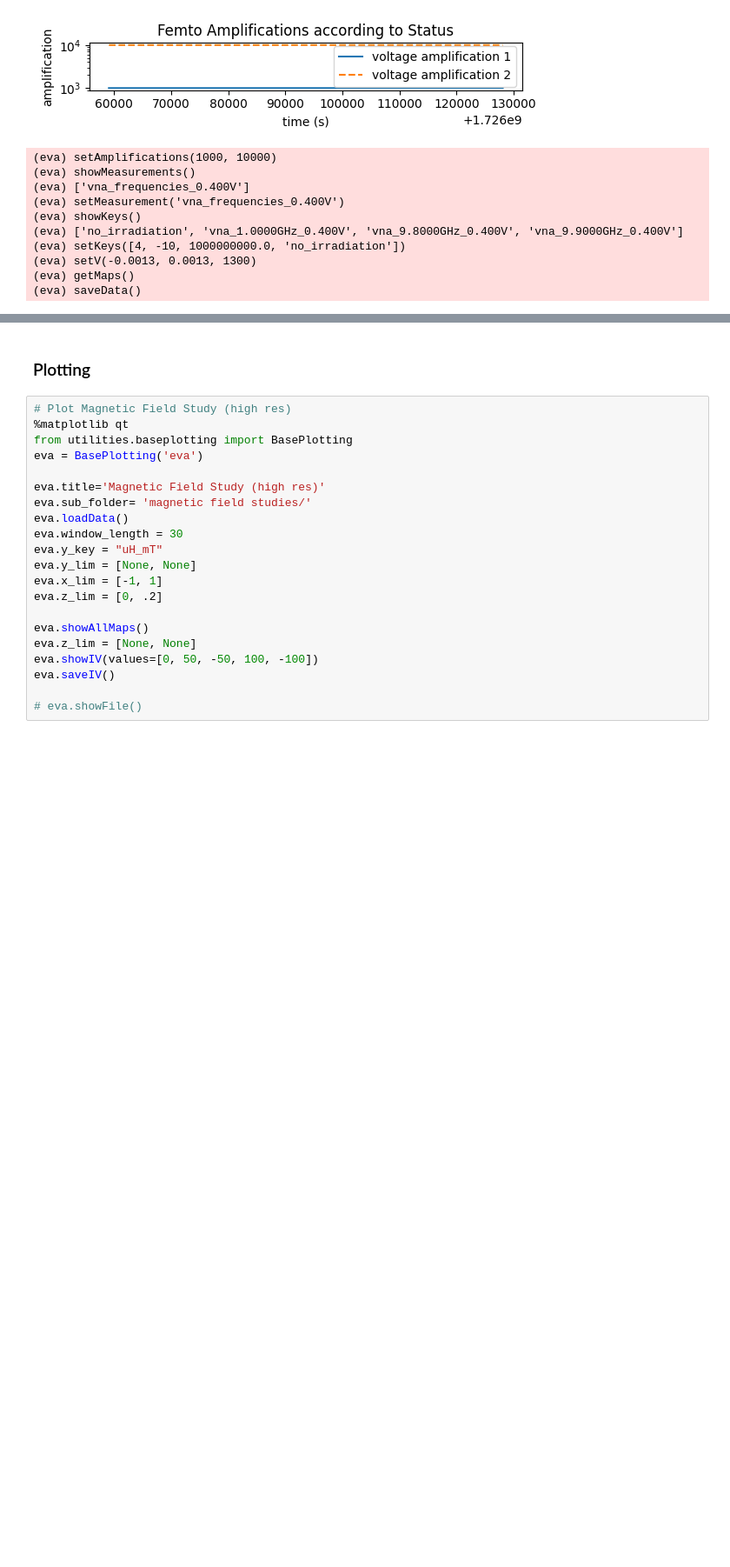
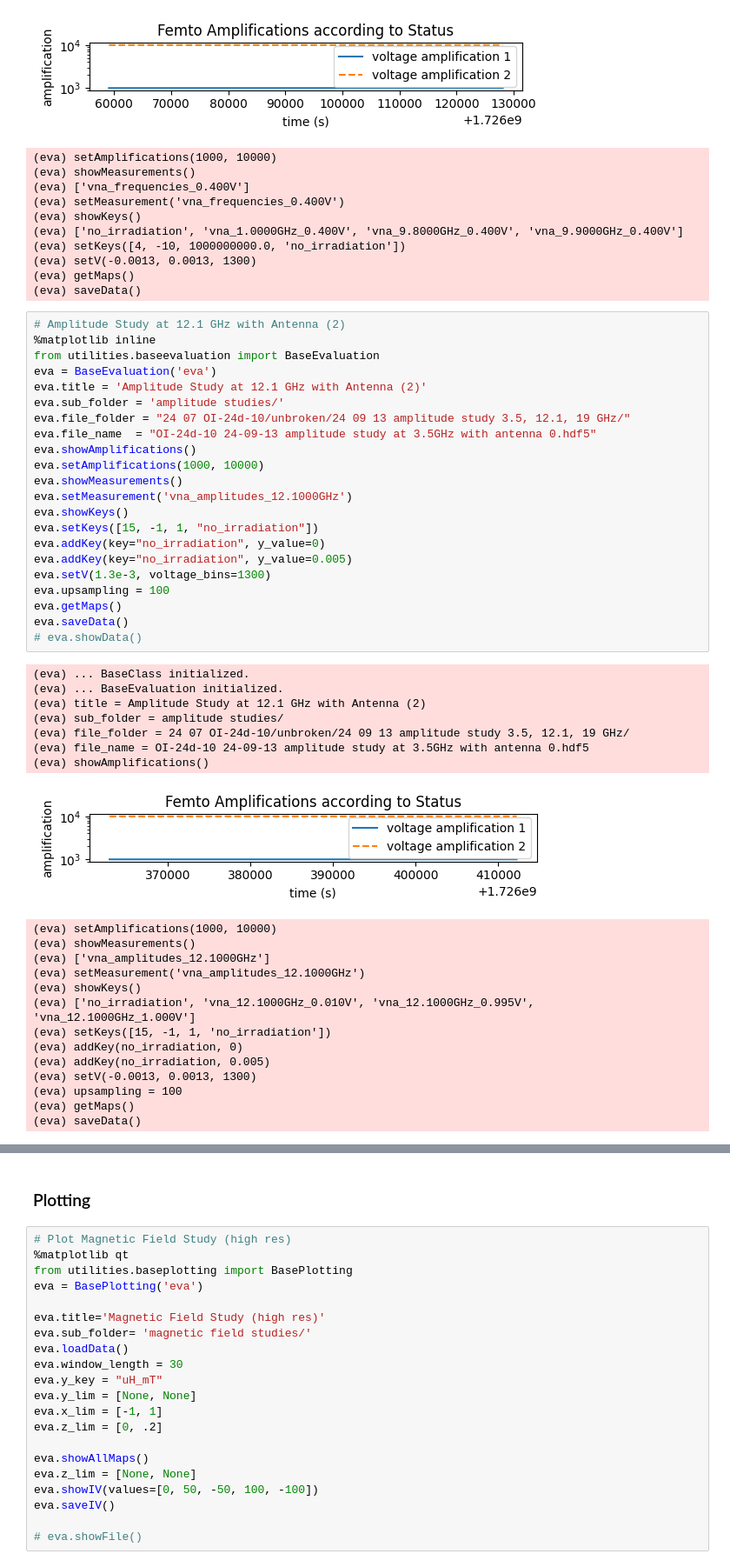
Before and after one commit to schmampf/p5control-bluefors-evaluation, a Jupyter notebook: 24 07 OI-24d-10/unbroken/new studies.ipynb, the cells around one changed output, grey strips where cells are left out. Shown at 87% size. Cells and saved outputs as stored; diff of their text form; blank space fills up the shorter version.

Commit message:
new measurements

```diff
--- a/24 07 OI-24d-10/unbroken/new studies.ipynb
+++ b/24 07 OI-24d-10/unbroken/new studies.ipynb
@@ -337,3 +340,47 @@ eva.saveData()
 (eva) setV(-0.0013, 0.0013, 1300)
 (eva) getMaps()
 (eva) saveData()
+# %%
+# Amplitude Study at 12.1 GHz with Antenna (2)
+%matplotlib inline
+from utilities.baseevaluation import BaseEvaluation
+eva = BaseEvaluation('eva')
+eva.title = 'Amplitude Study at 12.1 GHz with Antenna (2)'
+eva.sub_folder = 'amplitude studies/'
+eva.file_folder = "24 07 OI-24d-10/unbroken/24 09 13 amplitude study 3.5, 12.1, 19 GHz/"
+eva.file_name  = "OI-24d-10 24-09-13 amplitude study at 3.5GHz with antenna 0.hdf5"
+eva.showAmplifications()
+eva.setAmplifications(1000, 10000)
+eva.showMeasurements()
+eva.setMeasurement('vna_amplitudes_12.1000GHz')
+eva.showKeys()
+eva.setKeys([15, -1, 1, "no_irradiation"])
+eva.addKey(key="no_irradiation", y_value=0)
+eva.addKey(key="no_irradiation", y_value=0.005)
+eva.setV(1.3e-3, voltage_bins=1300)
+eva.upsampling = 100
+eva.getMaps()
+eva.saveData()
+# eva.showData()
+# %% [output]
+(eva) ... BaseClass initialized.
+(eva) ... BaseEvaluation initialized.
+(eva) title = Amplitude Study at 12.1 GHz with Antenna (2)
+(eva) sub_folder = amplitude studies/
+(eva) file_folder = 24 07 OI-24d-10/unbroken/24 09 13 amplitude study 3.5, 12.1, 19 GHz/
+(eva) file_name = OI-24d-10 24-09-13 amplitude study at 3.5GHz with antenna 0.hdf5
+(eva) showAmplifications()
+[figure, added]
+(eva) setAmplifications(1000, 10000)
+(eva) showMeasurements()
+(eva) ['vna_amplitudes_12.1000GHz']
+(eva) setMeasurement('vna_amplitudes_12.1000GHz')
+(eva) showKeys()
+(eva) ['no_irradiation', 'vna_12.1000GHz_0.010V', 'vna_12.1000GHz_0.995V', 'vna_12.1000GHz_1.000V']
+(eva) setKeys([15, -1, 1, 'no_irradiation'])
+(eva) addKey(no_irradiation, 0)
+(eva) addKey(no_irradiation, 0.005)
+(eva) setV(-0.0013, 0.0013, 1300)
+(eva) upsampling = 100
+(eva) getMaps()
+(eva) saveData()
```
Also changed, not shown: parts of 7 cells of this notebook, 19 other files.
